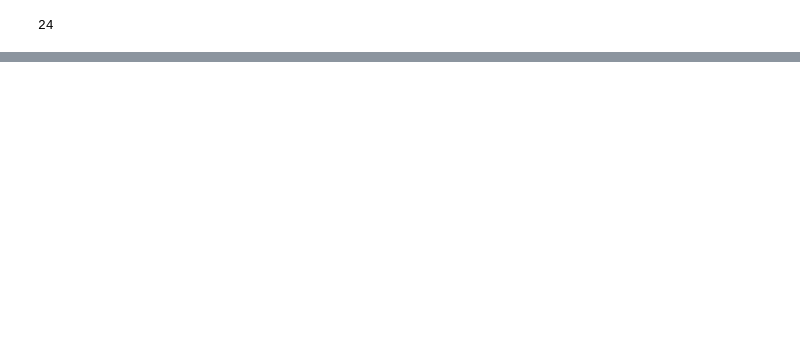
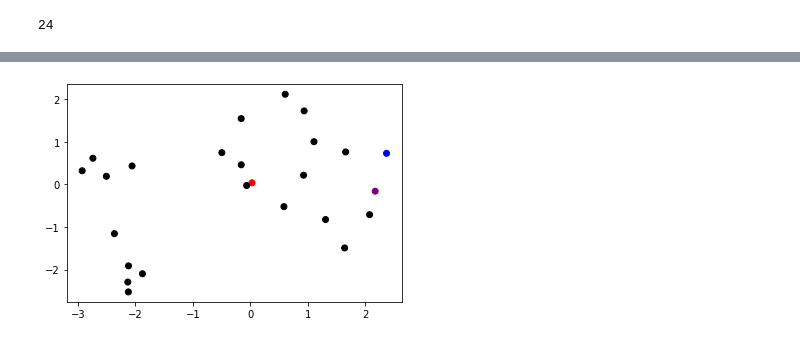
Before and after one commit to psiz-org/psiz, a Jupyter notebook: examples/rate/plots.ipynb, the cells around one changed output, grey strips where cells are left out. Saved outputs shown, nothing was run; the diff lists cells and outputs as text; code cells hidden in the pictures; blank space fills up the shorter version.

```diff
--- a/examples/rate/plots.ipynb
+++ b/examples/rate/plots.ipynb
@@ -31,2 +137,4 @@ color_plots("CinAld", "IBAcd","CinAld_IBAcd")
 # %%
-color_plots("CinAld","IVAcd","CinAld_IVAcd")
+color_plots("CinAld","IVAcd","CinAld_IVAcd", rho_beta_true_coords)
+# %% [output]
+[figure, added]
```
Also changed, not shown: parts of 36 cells of this notebook, 25 other files.
